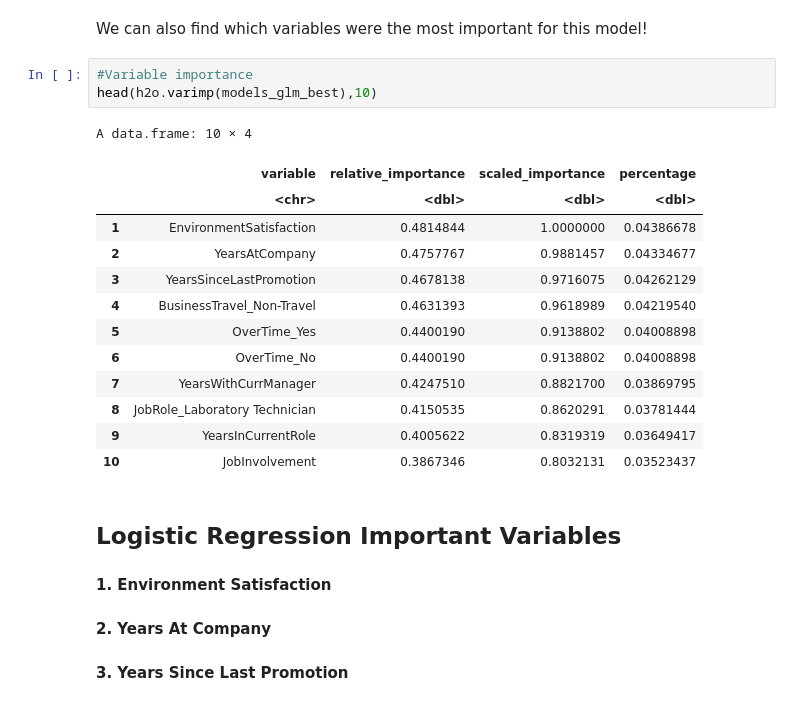
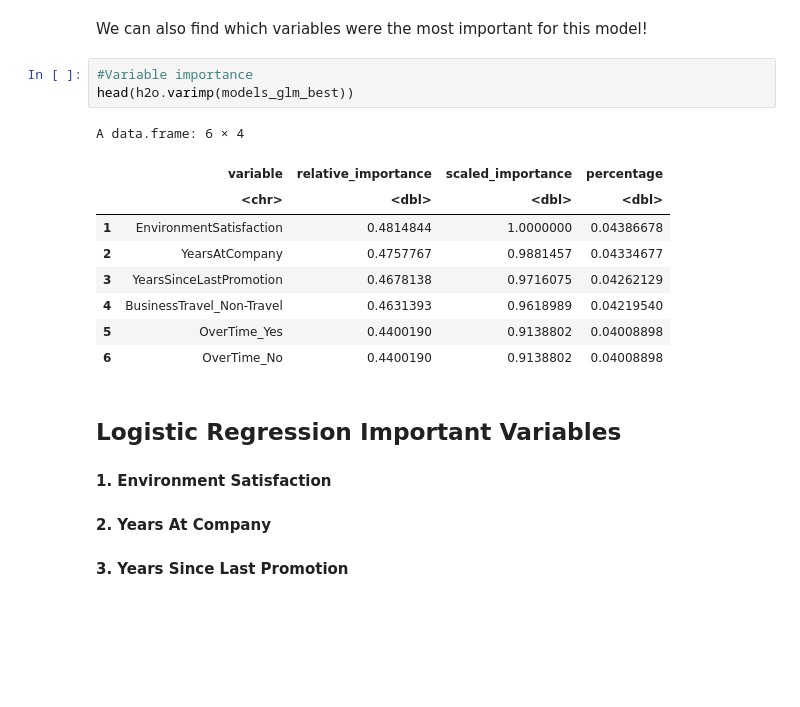
Before and after one commit to NaveenM12/DataChallenge_IBM_Employees, a Jupyter notebook: R_Models/R_Attrition_Models.ipynb, the cells around one changed output. Saved outputs shown, nothing was run; the diff lists cells and outputs as text; blank space fills up the shorter version.

```diff
--- a/R_Models/R_Attrition_Models.ipynb
+++ b/R_Models/R_Attrition_Models.ipynb
@@ -149,21 +149,17 @@ plot(perf_glm_best, type="roc", main="ROC Curve for Best Logistic Regression Mod
 We can also find which variables were the most important for this model!
 # %%
 #Variable importance
-head(h2o.varimp(models_glm_best),10)
+head(h2o.varimp(models_glm_best))
 # %% [output]
-A data.frame: 10 × 4
+A data.frame: 6 × 4
 |  | variable | relative_importance | scaled_importance | percentage |
 |  | <chr> | <dbl> | <dbl> | <dbl> |
 | 1 | EnvironmentSatisfaction | 0.4814844 | 1.0000000 | 0.04386678 |
 | 2 | YearsAtCompany | 0.4757767 | 0.9881457 | 0.04334677 |
 | 3 | YearsSinceLastPromotion | 0.4678138 | 0.9716075 | 0.04262129 |
 | 4 | BusinessTravel_Non-Travel | 0.4631393 | 0.9618989 | 0.04219540 |
 | 5 | OverTime_Yes | 0.4400190 | 0.9138802 | 0.04008898 |
 | 6 | OverTime_No | 0.4400190 | 0.9138802 | 0.04008898 |
-| 7 | YearsWithCurrManager | 0.4247510 | 0.8821700 | 0.03869795 |
-| 8 | JobRole_Laboratory Technician | 0.4150535 | 0.8620291 | 0.03781444 |
-| 9 | YearsInCurrentRole | 0.4005622 | 0.8319319 | 0.03649417 |
-| 10 | JobInvolvement | 0.3867346 | 0.8032131 | 0.03523437 |
 # %% [markdown]
 ## Logistic Regression Important Variables
 #### 1. Environment Satisfaction
```
Also changed, not shown: parts of 5 cells of this notebook.
